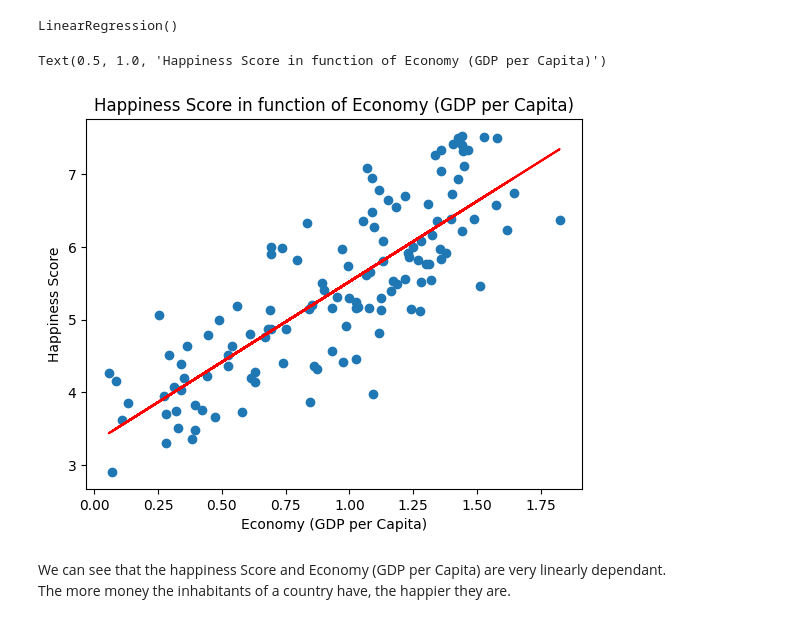
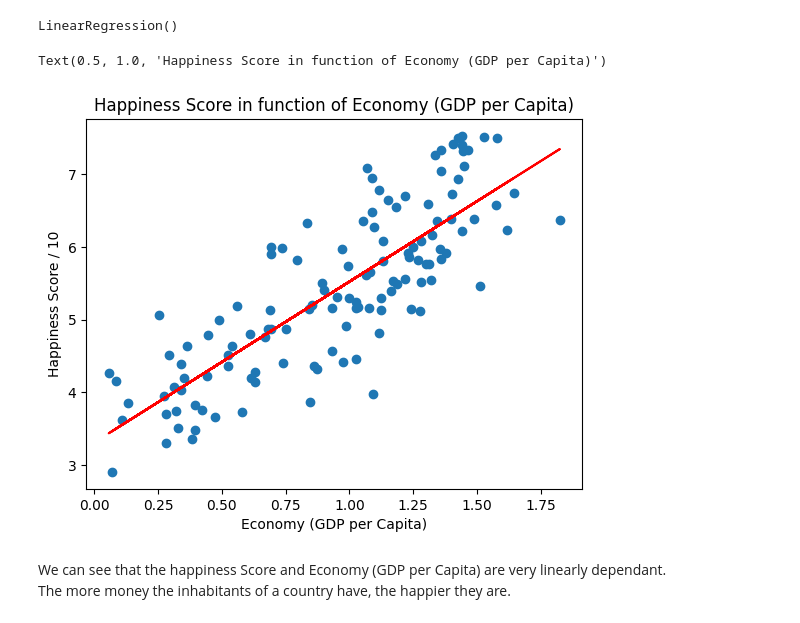
Before and after one commit to Hormone4/World-Happiness-Machine-Learning, a Jupyter notebook: main.ipynb, the cells around one changed output. Cells and saved outputs as stored; diff of their text form; code cells hidden in the pictures.

```diff
--- a/main.ipynb
+++ b/main.ipynb
@@ -209,13 +218,13 @@ Y_pred_train_manual = m * X_train + c
 # %%
 plt.pyplot.scatter(X_train, Y_train)
 plt.pyplot.plot(X_train, Y_pred_train_manual,'r')   # fitted line
 
 plt.pyplot.xlabel(independant_var)
-plt.pyplot.ylabel(dependant_var)
+plt.pyplot.ylabel(dependant_var + " / 10")
 plt.pyplot.title(dependant_var + " in function of " + independant_var)
 # %% [output]
 Text(0.5, 1.0, 'Happiness Score in function of Economy (GDP per Capita)')
-[figure, old version]
+[figure, new version]
 # %% [markdown]
 We can see that the happiness Score and Economy (GDP per Capita) are very linearly dependant.<br/>
 The more money the inhabitants of a country have, the happier they are.
```
Also changed, not shown: parts of 7 cells of this notebook.
